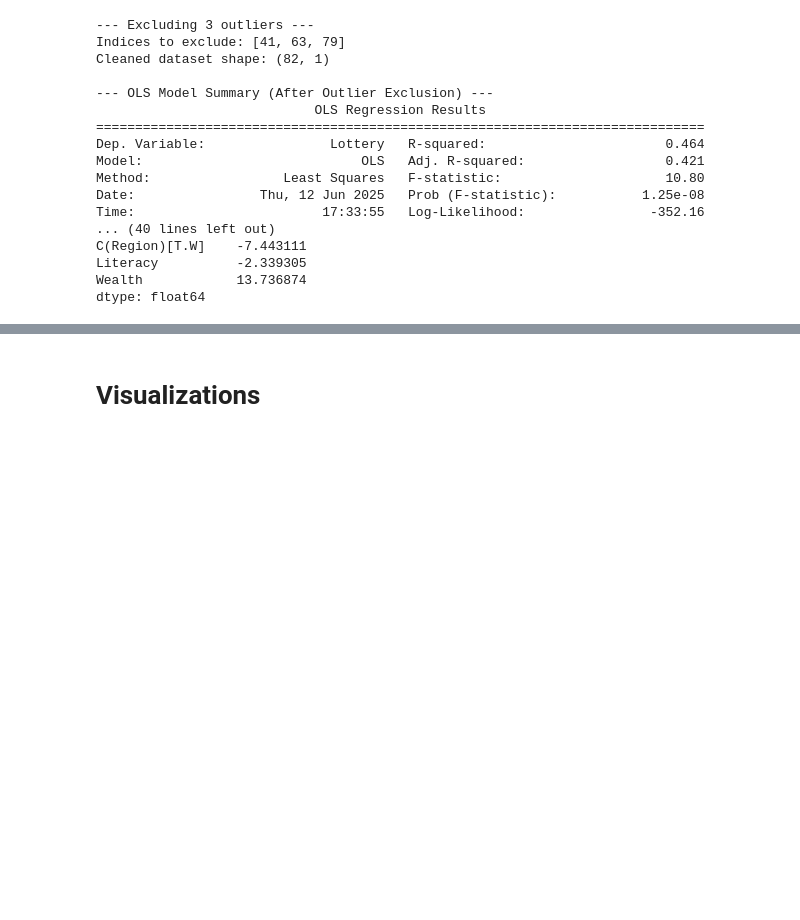
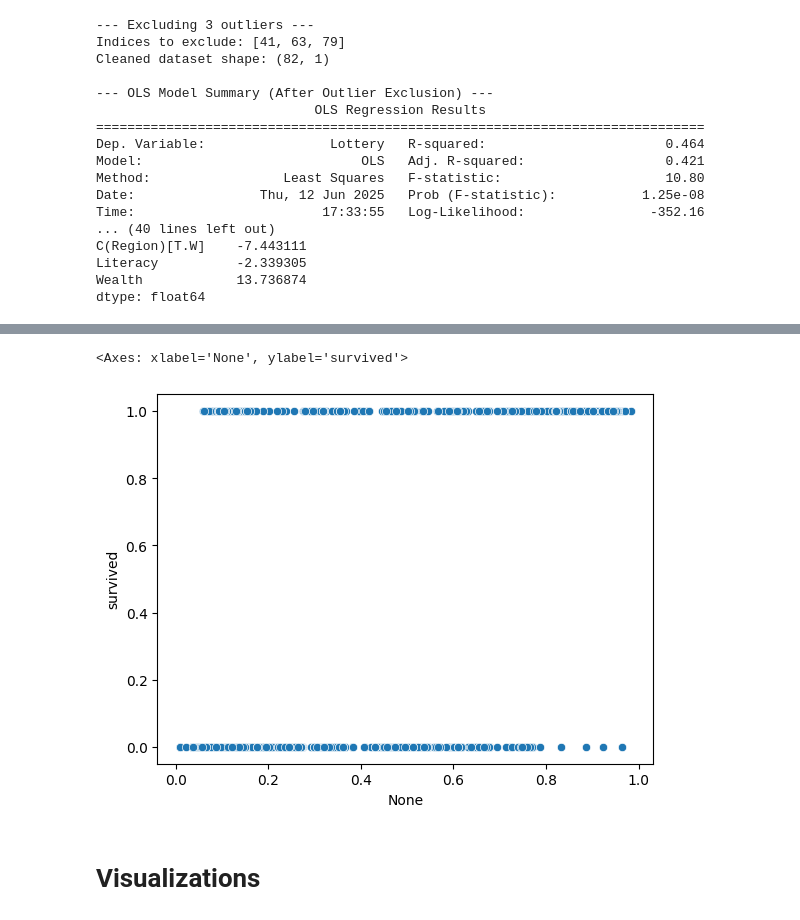
Before and after one commit to lszmer/code-prac, a Jupyter notebook: Machine Learning/Linear modelling/LMs in statsmodels.ipynb, the cells around one changed output, grey strips where cells are left out. Saved outputs shown, nothing was run; the diff lists cells and outputs as text; code cells hidden in the pictures; blank space fills up the shorter version.

```diff
--- a/Machine Learning/Linear modelling/LMs in statsmodels.ipynb
+++ b/Machine Learning/Linear modelling/LMs in statsmodels.ipynb
@@ -1063,3 +1222,8 @@ dtype: float64
+# %%
+sns.scatterplot(x = final_results.fittedvalues, y = y)
+# %% [output]
+<Axes: xlabel='None', ylabel='survived'>
+[figure, added]
 # %% [markdown]
 # Visualizations
 # %% [markdown]
```
Also changed, not shown: parts of 1 cell of this notebook, 31 other files.
